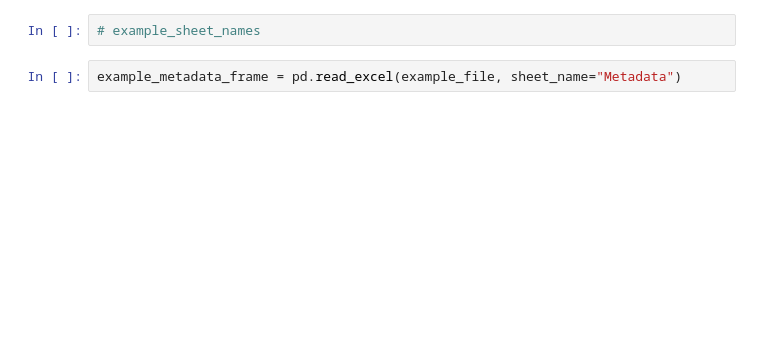
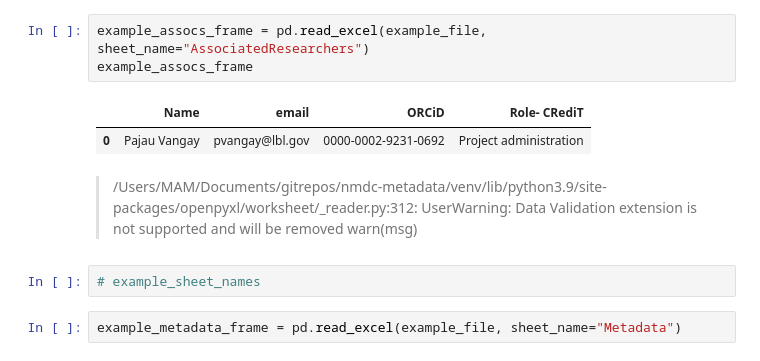
Before and after one commit to microbiomedata/nmdc-metadata, a Jupyter notebook: notebooks/nmdc_metadata_issue_375_prototype.ipynb, the cells around one changed output. Cells and saved outputs as stored; diff of their text form; blank space fills up the shorter version.

```diff
--- a/notebooks/nmdc_metadata_issue_375_prototype.ipynb
+++ b/notebooks/nmdc_metadata_issue_375_prototype.ipynb
@@ -62,3 +206,12 @@ example_sheet_names = example_frame_structure.keys()
+# %%
+example_assocs_frame = pd.read_excel(example_file, sheet_name="AssociatedResearchers")
+example_assocs_frame
+# %% [output]
+|  | Name | email | ORCiD | Role- CRediT |
+| 0 | Pajau Vangay | pvangay@lbl.gov | 0000-0002-9231-0692 | Project administration |
+# %% [markdown]
+> /Users/MAM/Documents/gitrepos/nmdc-metadata/venv/lib/python3.9/site-packages/openpyxl/worksheet/_reader.py:312: UserWarning: Data Validation extension is not supported and will be removed
+  warn(msg)
 # %%
 # example_sheet_names
 # %%
```
Also changed, not shown: parts of 32 cells of this notebook, 1 other file.
